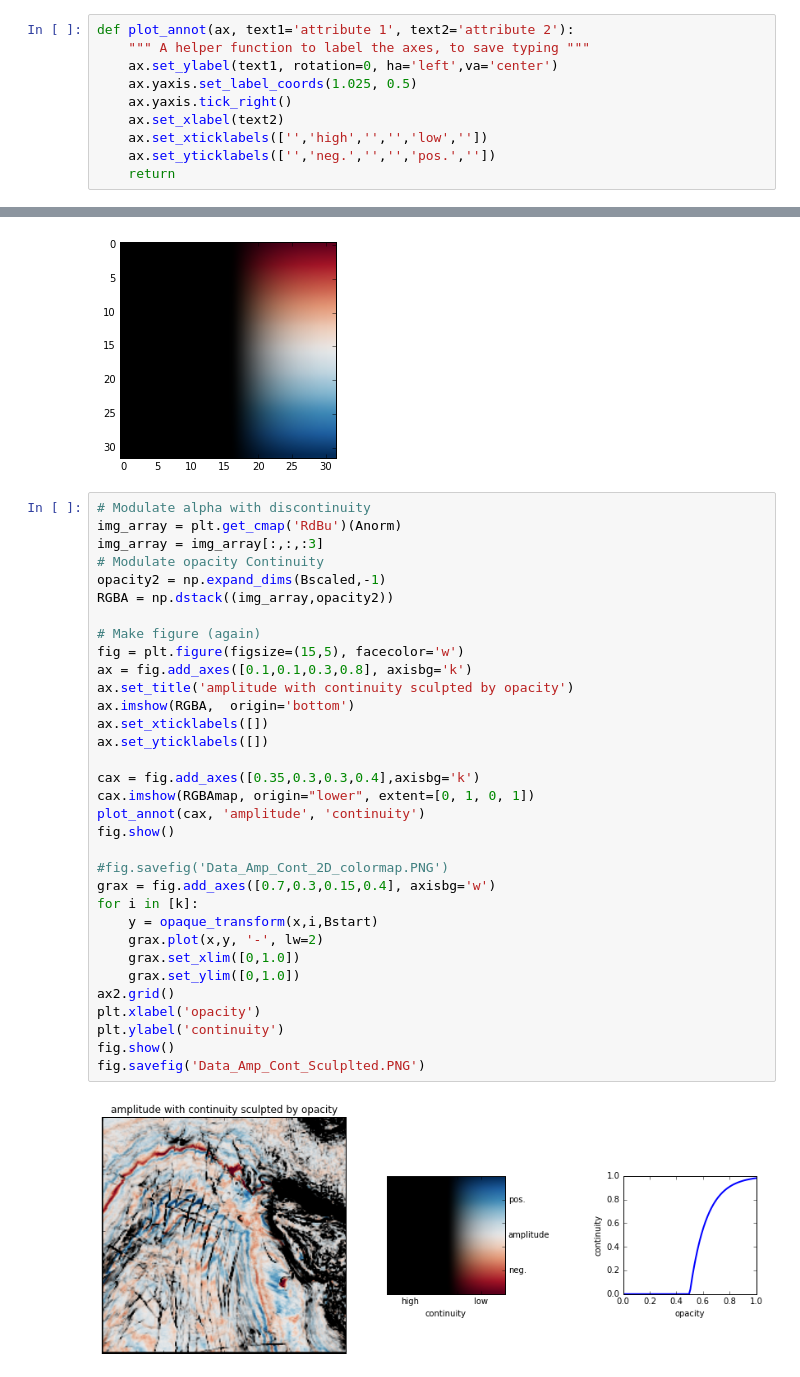
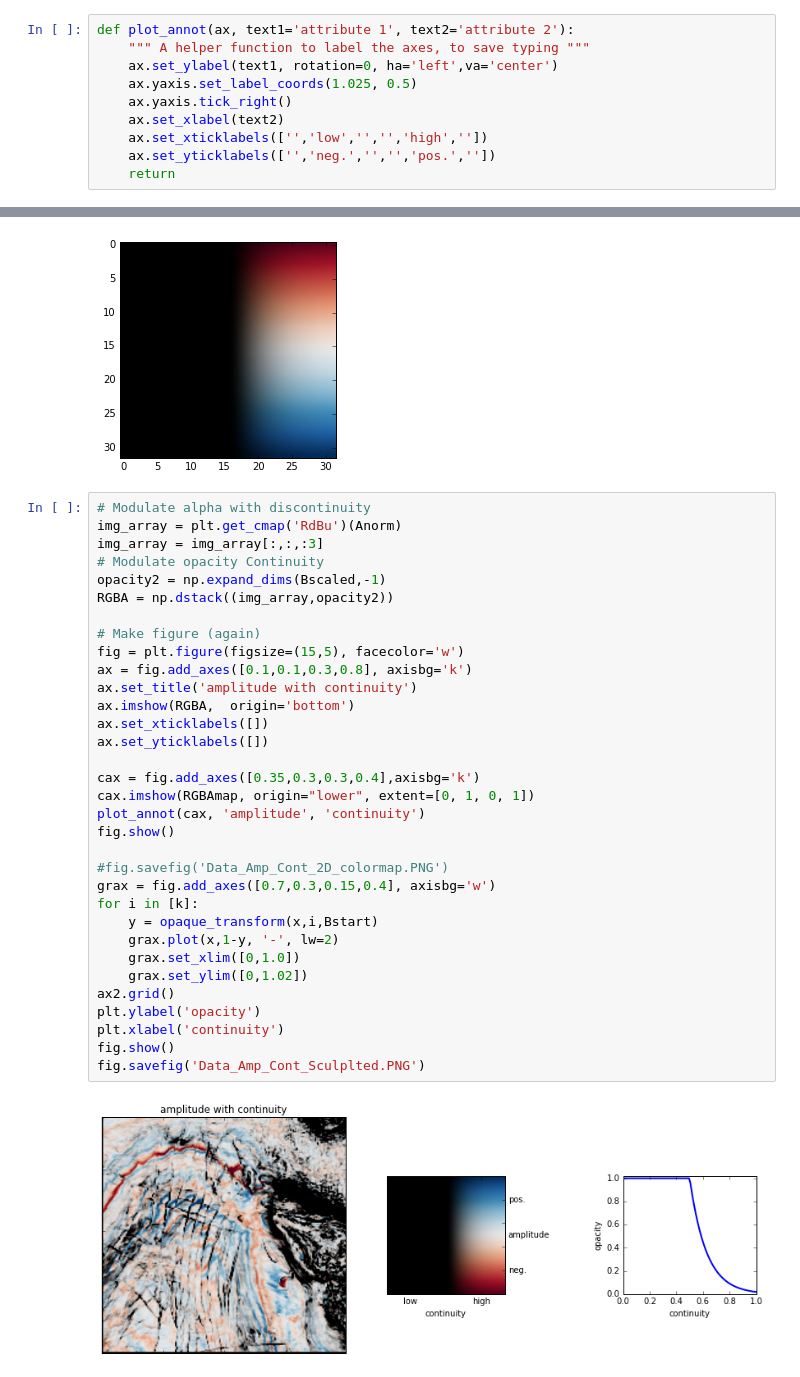
Before and after one commit to agilescientific/notebooks, a Jupyter notebook: time_slice_corendering.ipynb, the cells around one changed output, grey strips where cells are left out. Saved outputs shown, nothing was run; the diff lists cells and outputs as text.

```diff
--- a/time_slice_corendering.ipynb
+++ b/time_slice_corendering.ipynb
@@ -152,7 +152,7 @@ def plot_annot(ax, text1='attribute 1', text2='attribute 2'):
     ax.yaxis.set_label_coords(1.025, 0.5)
     ax.yaxis.tick_right()
     ax.set_xlabel(text2)
-    ax.set_xticklabels(['','high','','','low',''])
+    ax.set_xticklabels(['','low','','','high',''])
     ax.set_yticklabels(['','neg.','','','pos.',''])
     return
 # %%
@@ -234,35 +234,35 @@ fig.show()
 # %%
 # Modulate alpha with discontinuity
 img_array = plt.get_cmap('RdBu')(Anorm)
 img_array = img_array[:,:,:3]
 # Modulate opacity Continuity
 opacity2 = np.expand_dims(Bscaled,-1)
 RGBA = np.dstack((img_array,opacity2))
 
 # Make figure (again)
 fig = plt.figure(figsize=(15,5), facecolor='w')
 ax = fig.add_axes([0.1,0.1,0.3,0.8], axisbg='k')
-ax.set_title('amplitude with continuity sculpted by opacity')
+ax.set_title('amplitude with continuity')
 ax.imshow(RGBA,  origin='bottom')
 ax.set_xticklabels([])
 ax.set_yticklabels([])
 
 cax = fig.add_axes([0.35,0.3,0.3,0.4],axisbg='k')
 cax.imshow(RGBAmap, origin="lower", extent=[0, 1, 0, 1])
 plot_annot(cax, 'amplitude', 'continuity')
 fig.show()
 
 #fig.savefig('Data_Amp_Cont_2D_colormap.PNG')
 grax = fig.add_axes([0.7,0.3,0.15,0.4], axisbg='w')
 for i in [k]:
     y = opaque_transform(x,i,Bstart)
-    grax.plot(x,y, '-', lw=2)
+    grax.plot(x,1-y, '-', lw=2)
     grax.set_xlim([0,1.0])
-    grax.set_ylim([0,1.0])
+    grax.set_ylim([0,1.02])
 ax2.grid()
-plt.xlabel('opacity')
-plt.ylabel('continuity')
+plt.ylabel('opacity')
+plt.xlabel('continuity')
 fig.show()
 fig.savefig('Data_Amp_Cont_Sculplted.PNG')
 # %% [output]
-[figure, old version]
+[figure, new version]
```
Also changed, not shown: parts of 4 cells of this notebook.
